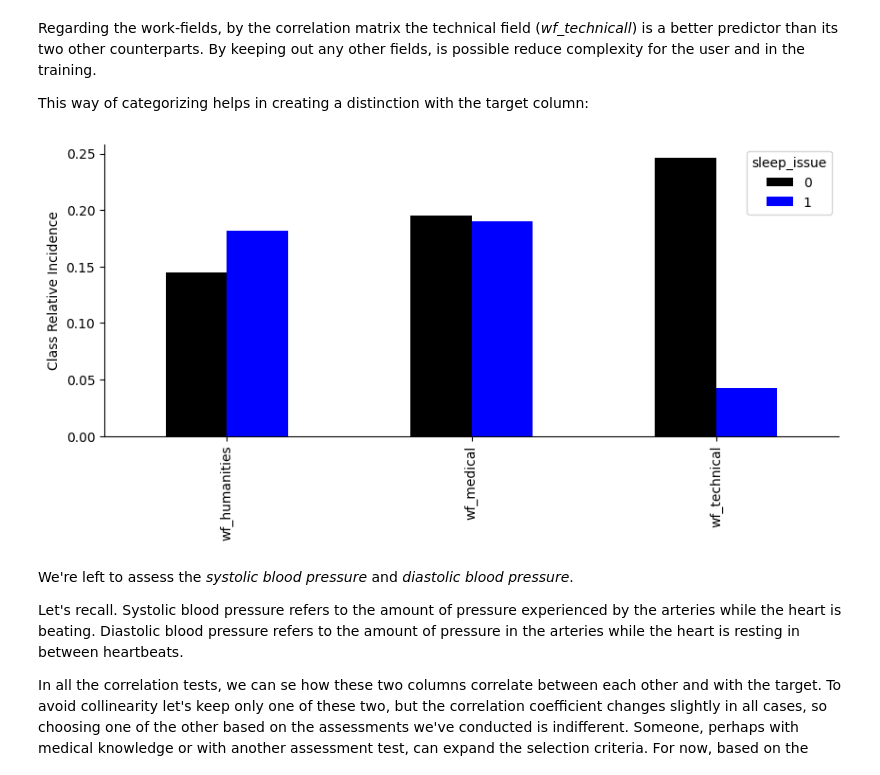
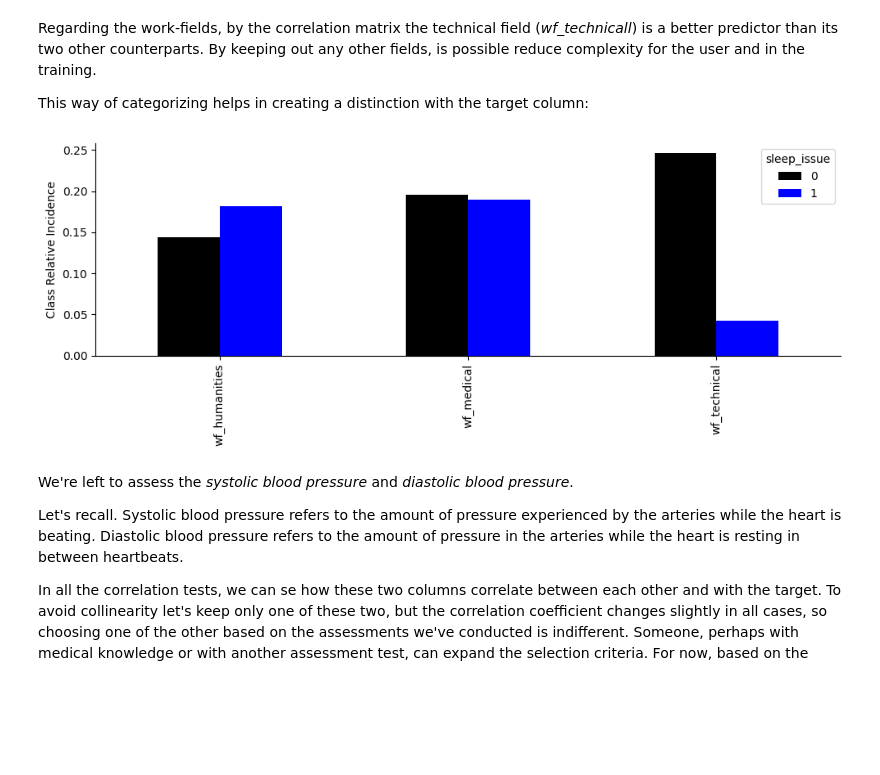
Before and after one commit to maikelps/SleepDisorder, a Jupyter notebook: Exploration.ipynb, the cells around one changed output. Saved outputs shown, nothing was run; the diff lists cells and outputs as text; code cells hidden in the pictures; blank space fills up the shorter version.

Commit message:
plots notebook and app name change

```diff
--- a/Exploration.ipynb
+++ b/Exploration.ipynb
@@ -300,15 +352,18 @@ This way of categorizing helps in creating a distinction with the target column:
 # %%
 (df1.iloc[:, -4:]
     .groupby(by=['sleep_issue'])
     .sum()
     .T
     .div(len(df1))
     ).plot.bar(figsize=(10,4), color=['black','blue'])
 
 plt.ylabel('Class Relative Incidence')
 sns.despine(top=True, right=True)
+
+plt.tight_layout()
+plt.savefig(f'images/plots/OccupationReClass.png', dpi=200, transparent=False)
 # %% [output]
-[figure, old version]
+[figure, new version]
 # %%
 columns_to_drop += ['wf_humanities', 'wf_medical']
 # %% [markdown]
```
Also changed, not shown: parts of 28 cells of this notebook, 12 other files.
